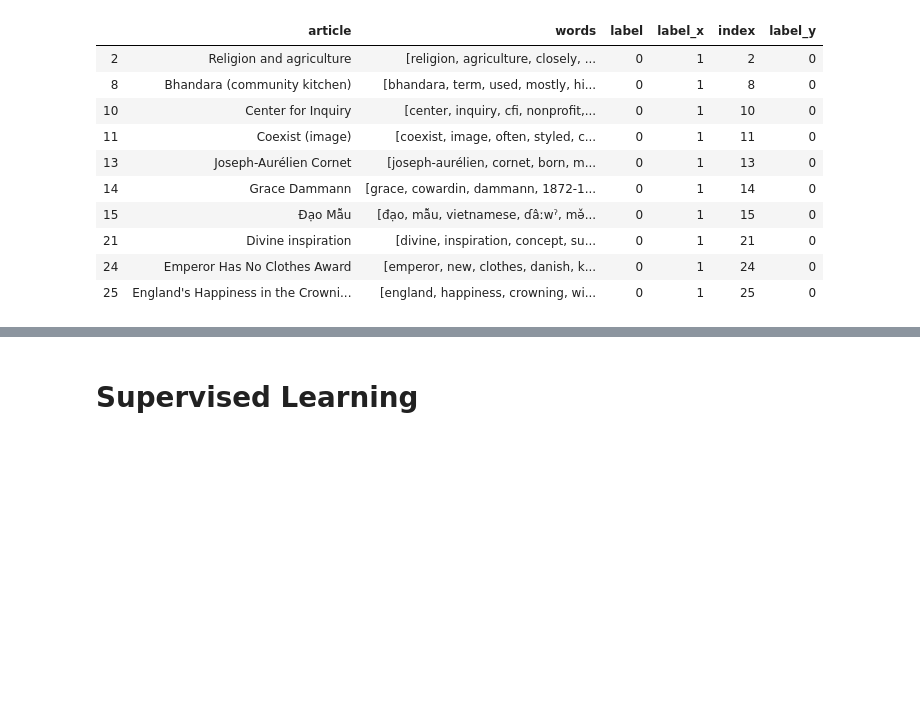
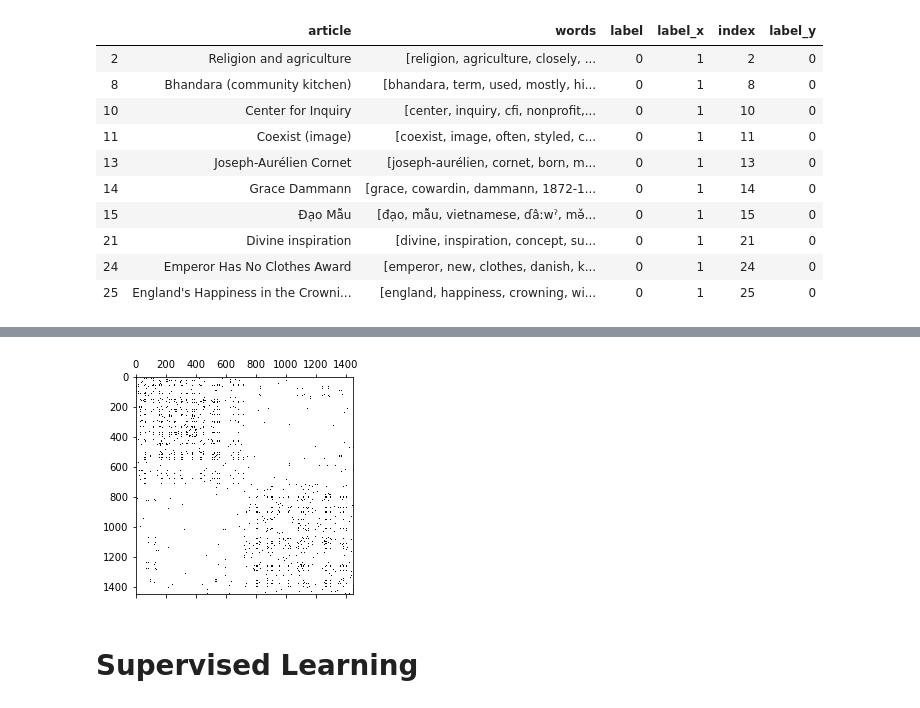
Before and after one commit to aaag97/ntds-projects, a Jupyter notebook: Project/wikipedia.ipynb, the cells around one changed output, grey strips where cells are left out. Saved outputs shown, nothing was run; the diff lists cells and outputs as text; code cells hidden in the pictures; blank space fills up the shorter version.

```diff
--- a/Project/wikipedia.ipynb
+++ b/Project/wikipedia.ipynb
@@ -923,0 +929,14 @@ new_clusters_df
+# %%
+df = words_df_reduced.merge(pd.concat([removed_df, new_removed]), on = ["article","label","words_string"], how = "left", indicator=True)
+df = df[df["_merge"]=='left_only'].drop(columns = ["words_y", "_merge"])
+df.columns = ["article", "words", "label", "words_string"]
+words = pd.concat([important_words_df, new_important_words_df]).index
+final_features = nlpu.TF_IDF(df, 100, True, words.values)
+features_a = np.array(final_features)
+distances = cosine_distances(features_a)
+distances = matrixu.cosine_distances(features_a)
+final_adjacency = matrixu.article_sim_th(0.60,distances, weight=True)
+plt.spy(final_adjacency)
+plt.show()
+# %% [output]
+[figure, added]
```
Also changed, not shown: parts of 25 cells of this notebook.
